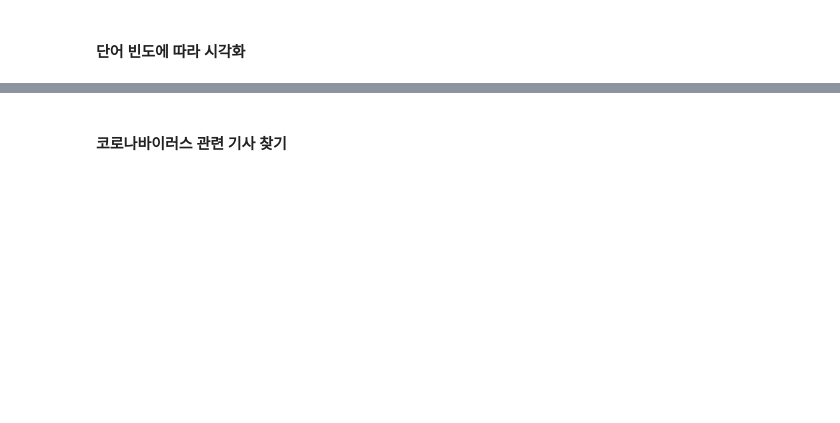
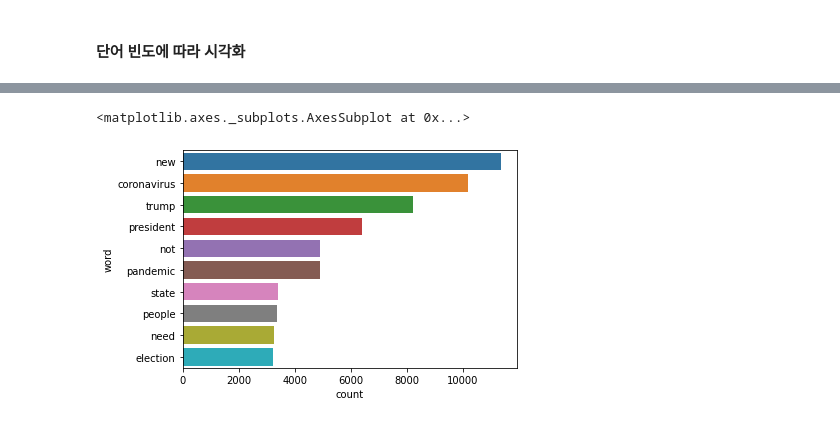
Before and after one commit to threegenie/knn_project, a Jupyter notebook: new_work_times_project.ipynb, the cells around one changed output, grey strips where cells are left out. Saved outputs shown, nothing was run; the diff lists cells and outputs as text; code cells hidden in the pictures; blank space fills up the shorter version.

```diff
--- a/new_work_times_project.ipynb
+++ b/new_work_times_project.ipynb
@@ -95,4 +73,4 @@ print(nlp.Defaults.stop_words)
 # %%
 #불용어 추가하기
 st_words = nlp.Defaults.stop_words.union(['this', 'i', 'it', 'is', 'in', 'and', 'a', 'the', 'but', 'to', 'the',
-                                          'â\x80\x94','said','york','u.s.'])
+                                          'â\x80\x94','said','york','u.s.','not','day','date','year','time'])
@@ -202,4 +185,5 @@ plt.show()
 # %%
-sns.barplot(y=wc['word'][:10],x=wc['count'][:10],ax=ax[1],orient='h')
+sns.barplot(y=wc['word'][:10],x=wc['count'][:10],orient='h')
+# %% [output]
+<matplotlib.axes._subplots.AxesSubplot at 0x...>
+[figure, added]
-# %% [markdown]
-#### 코로나바이러스 관련 기사 찾기
```
Also changed, not shown: parts of 11 cells of this notebook.
